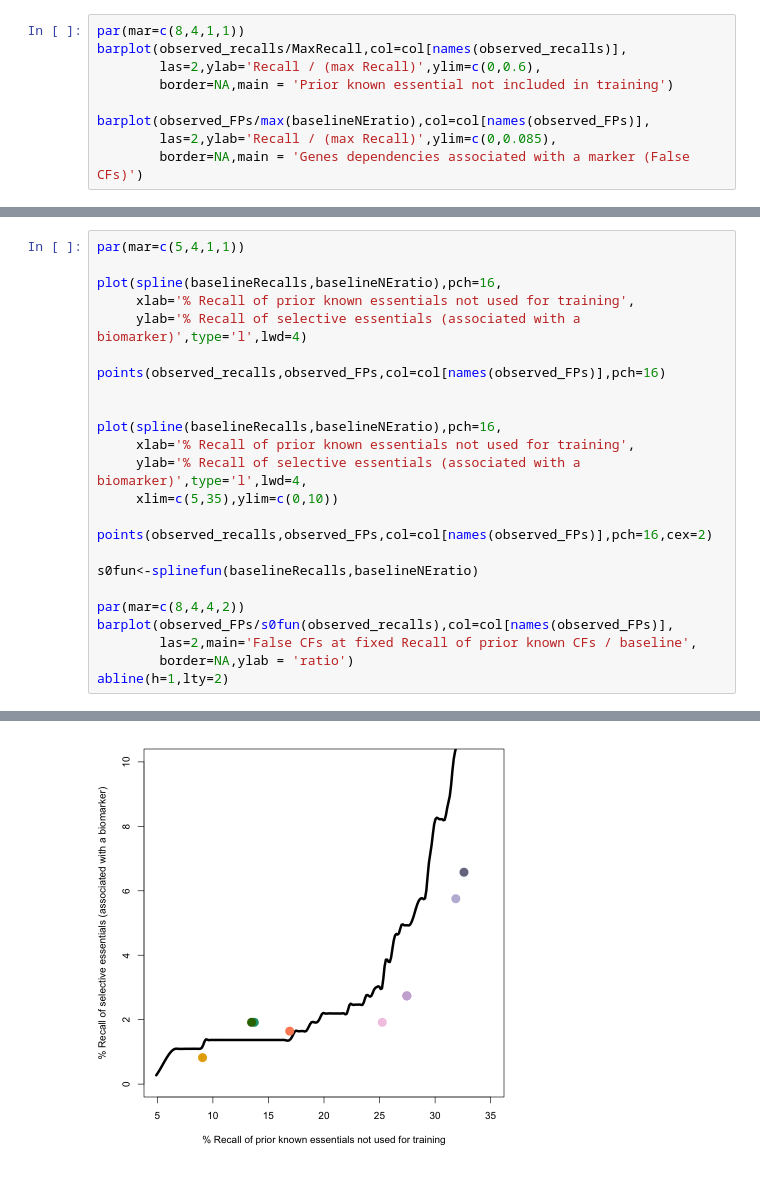
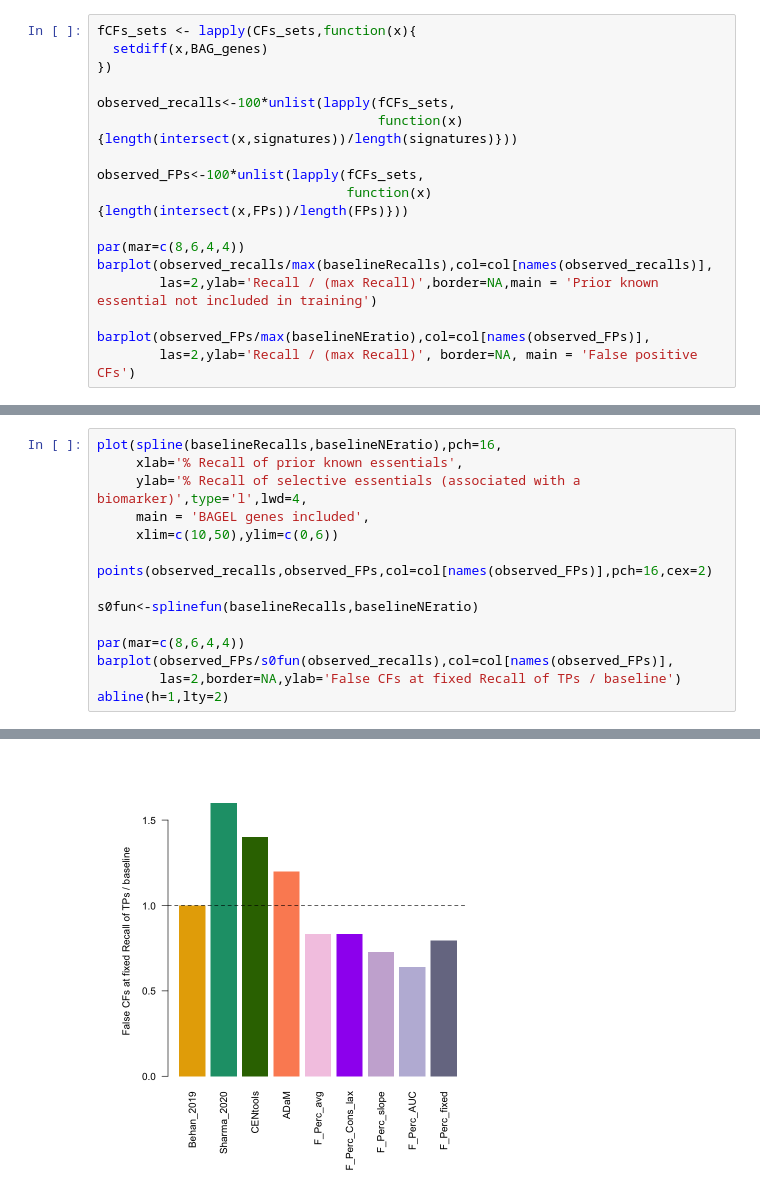
Before and after one commit to DepMap-Analytics/CoRe, a Jupyter notebook: notebooks/CoRe_Benchmarking.ipynb, the cells around one changed output, grey strips where cells are left out. Cells and saved outputs as stored; diff of their text form.

```diff
--- a/notebooks/CoRe_Benchmarking.ipynb
+++ b/notebooks/CoRe_Benchmarking.ipynb
@@ -271,10 +322,18 @@ plot(baselineNEratio,xlab='Baseline predictor of CF genes (essentials in >= n ce
 # %%
-par(mar=c(8,4,1,1))
-barplot(observed_recalls/MaxRecall,col=col[names(observed_recalls)],
-        las=2,ylab='Recall / (max Recall)',ylim=c(0,0.6),
-        border=NA,main = 'Prior known essential not included in training')
+fCFs_sets <- lapply(CFs_sets,function(x){
+  setdiff(x,BAG_genes)
+})
+
+observed_recalls<-100*unlist(lapply(fCFs_sets,
+                                    function(x){length(intersect(x,signatures))/length(signatures)}))
+
+observed_FPs<-100*unlist(lapply(fCFs_sets,
+                                function(x){length(intersect(x,FPs))/length(FPs)}))
+
+par(mar=c(8,6,4,4))
+barplot(observed_recalls/max(baselineRecalls),col=col[names(observed_recalls)],
+        las=2,ylab='Recall / (max Recall)',border=NA,main = 'Prior known essential not included in training')
 
 barplot(observed_FPs/max(baselineNEratio),col=col[names(observed_FPs)],
-        las=2,ylab='Recall / (max Recall)',ylim=c(0,0.085),
-        border=NA,main = 'Genes dependencies associated with a marker (False CFs)')
+        las=2,ylab='Recall / (max Recall)', border=NA, main = 'False positive CFs')
 # %% [output]
@@ -283,25 +344,16 @@ barplot(observed_FPs/max(baselineNEratio),col=col[names(observed_FPs)],
 # %%
-par(mar=c(5,4,1,1))
-
 plot(spline(baselineRecalls,baselineNEratio),pch=16,
-     xlab='% Recall of prior known essentials not used for training',
-     ylab='% Recall of selective essentials (associated with a biomarker)',type='l',lwd=4)
-
-points(observed_recalls,observed_FPs,col=col[names(observed_FPs)],pch=16)
-
-
-plot(spline(baselineRecalls,baselineNEratio),pch=16,
-     xlab='% Recall of prior known essentials not used for training',
+     xlab='% Recall of prior known essentials',
      ylab='% Recall of selective essentials (associated with a biomarker)',type='l',lwd=4,
-     xlim=c(5,35),ylim=c(0,10))
+     main = 'BAGEL genes included',
+     xlim=c(10,50),ylim=c(0,6))
 
 points(observed_recalls,observed_FPs,col=col[names(observed_FPs)],pch=16,cex=2)
 
 s0fun<-splinefun(baselineRecalls,baselineNEratio)
 
-par(mar=c(8,4,4,2))
+par(mar=c(8,6,4,4))
 barplot(observed_FPs/s0fun(observed_recalls),col=col[names(observed_FPs)],
-        las=2,main='False CFs at fixed Recall of prior known CFs / baseline',
-        border=NA,ylab = 'ratio')
+        las=2,border=NA,ylab='False CFs at fixed Recall of TPs / baseline')
 abline(h=1,lty=2)
 # %% [output]
@@ -309 +361 @@ abline(h=1,lty=2)
-[figure, old version]
+[figure, new version]
```
Also changed, not shown: parts of 21 cells of this notebook.
